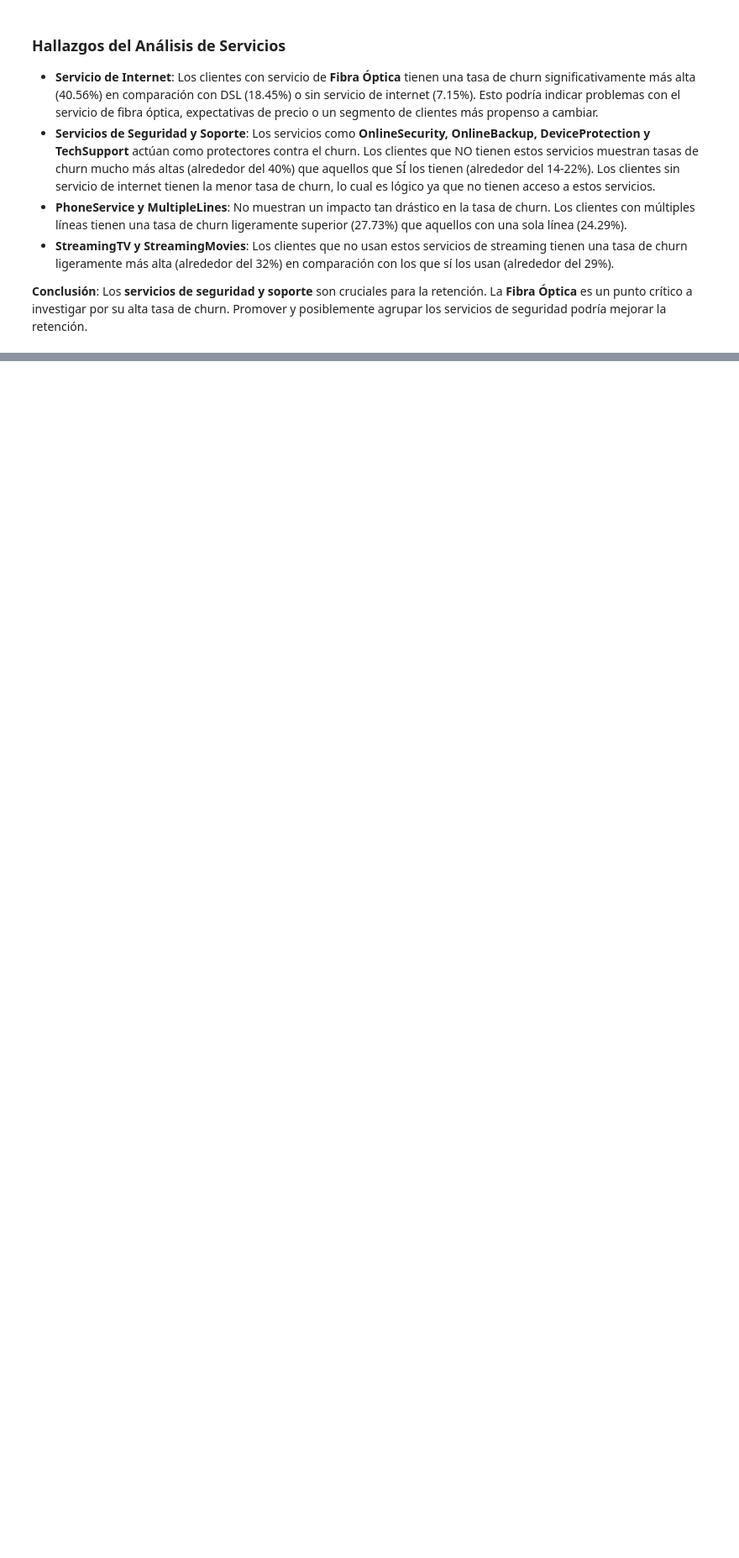
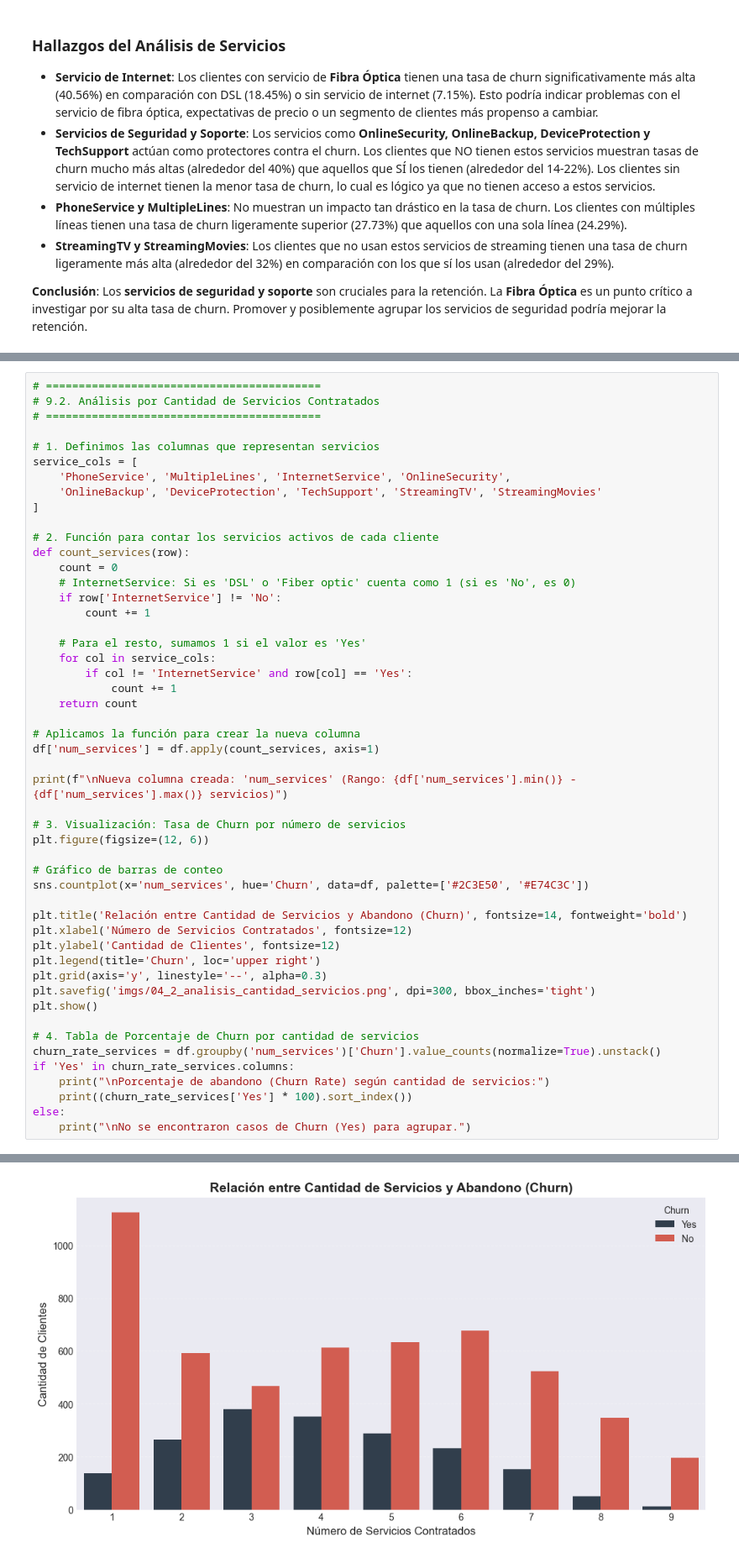
Before and after one commit to LenninTemoche/Challenge-TelecomX-Alura-One-DS, a Jupyter notebook: TelecomX_ETL.ipynb, the cells around one changed output, grey strips where cells are left out. Shown at 84% size. Cells and saved outputs as stored; diff of their text form; blank space fills up the shorter version.

```diff
--- a/TelecomX_ETL.ipynb
+++ b/TelecomX_ETL.ipynb
@@ -1011,0 +1063,51 @@ SERVICIOS CON MAYOR IMPACTO EN CHURN
+# %%
+# ==========================================
+# 9.2. Análisis por Cantidad de Servicios Contratados
+# ==========================================
+
+# 1. Definimos las columnas que representan servicios
+service_cols = [
+    'PhoneService', 'MultipleLines', 'InternetService', 'OnlineSecurity',
+    'OnlineBackup', 'DeviceProtection', 'TechSupport', 'StreamingTV', 'StreamingMovies'
+]
+
+# 2. Función para contar los servicios activos de cada cliente
+def count_services(row):
+    count = 0
+    # InternetService: Si es 'DSL' o 'Fiber optic' cuenta como 1 (si es 'No', es 0)
+    if row['InternetService'] != 'No':
+        count += 1
+
+    # Para el resto, sumamos 1 si el valor es 'Yes'
+    for col in service_cols:
+        if col != 'InternetService' and row[col] == 'Yes':
+            count += 1
+    return count
+
+# Aplicamos la función para crear la nueva columna
+df['num_services'] = df.apply(count_services, axis=1)
+
+print(f"\nNueva columna creada: 'num_services' (Rango: {df['num_services'].min()} - {df['num_services'].max()} servicios)")
+
+# 3. Visualización: Tasa de Churn por número de servicios
+plt.figure(figsize=(12, 6))
+
+# Gráfico de barras de conteo
+sns.countplot(x='num_services', hue='Churn', data=df, palette=['#2C3E50', '#E74C3C'])
+
+plt.title('Relación entre Cantidad de Servicios y Abandono (Churn)', fontsize=14, fontweight='bold')
+plt.xlabel('Número de Servicios Contratados', fontsize=12)
+plt.ylabel('Cantidad de Clientes', fontsize=12)
+plt.legend(title='Churn', loc='upper right')
+plt.grid(axis='y', linestyle='--', alpha=0.3)
+plt.savefig('imgs/04_2_analisis_cantidad_servicios.png', dpi=300, bbox_inches='tight')
+plt.show()
+
+# 4. Tabla de Porcentaje de Churn por cantidad de servicios
+churn_rate_services = df.groupby('num_services')['Churn'].value_counts(normalize=True).unstack()
+if 'Yes' in churn_rate_services.columns:
+    print("\nPorcentaje de abandono (Churn Rate) según cantidad de servicios:")
+    print((churn_rate_services['Yes'] * 100).sort_index())
+else:
+    print("\nNo se encontraron casos de Churn (Yes) para agrupar.")
+# %% [output]
@@ -1011,0 +1115 @@ SERVICIOS CON MAYOR IMPACTO EN CHURN
+[figure, added]
```
Also changed, not shown: parts of 9 cells of this notebook, 3 other files.
